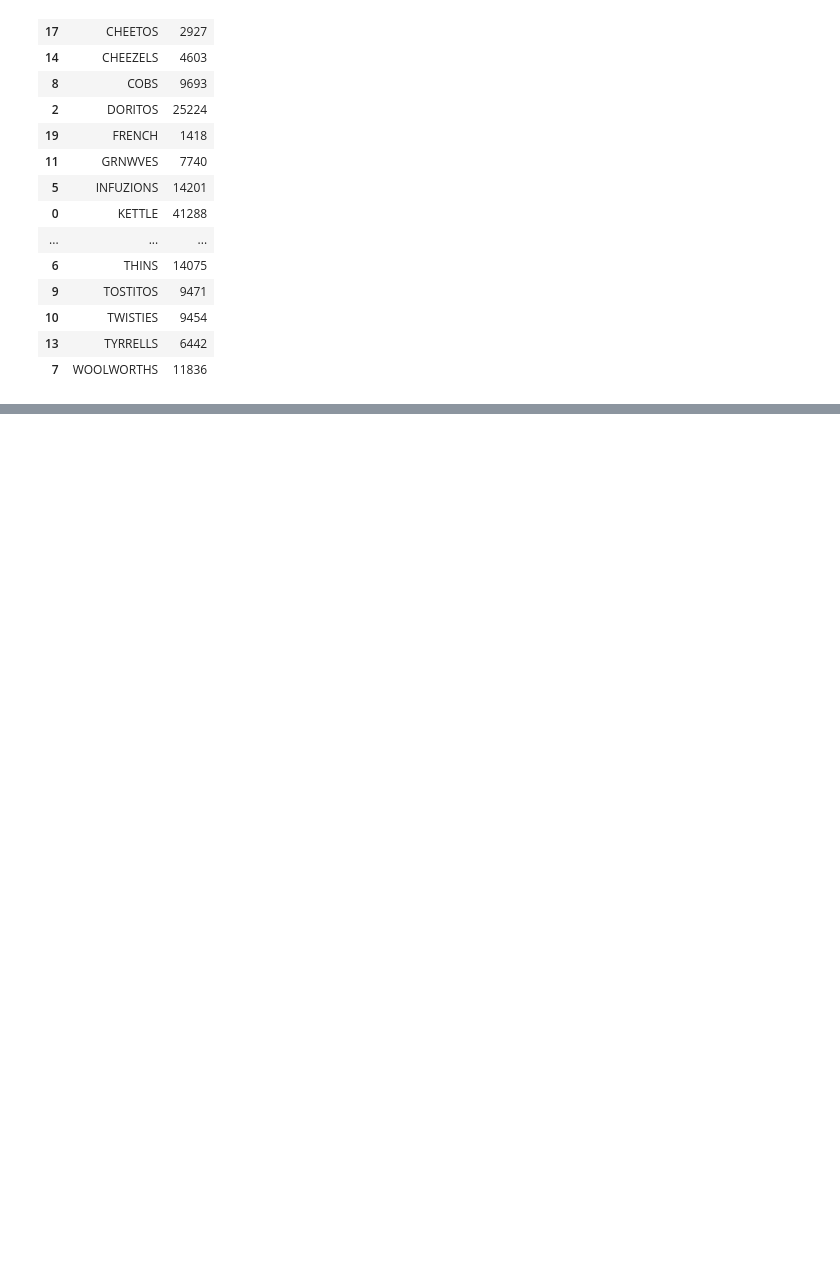
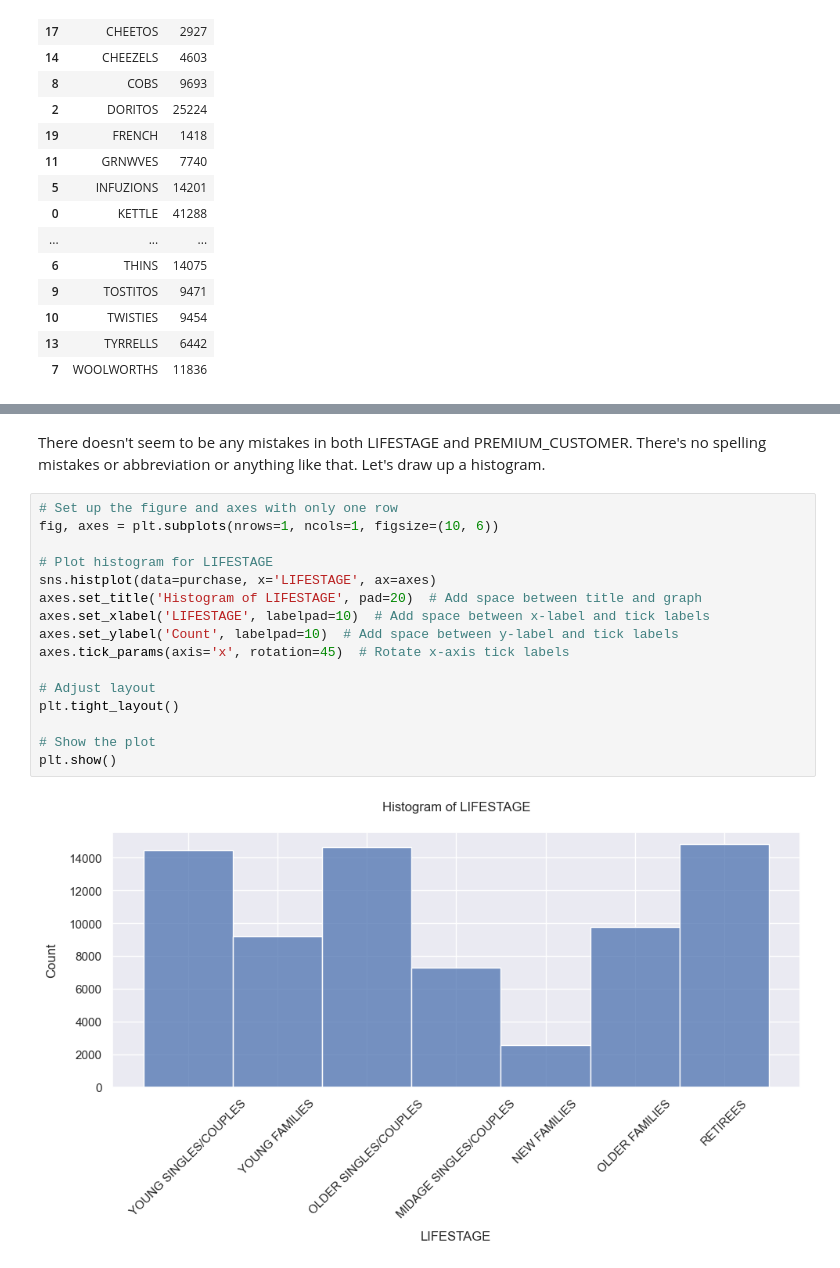
Before and after one commit to Yukitoshi12345/Quantium-Virtual-Internship-Data-Analytics, a Jupyter notebook: Task 1/task1.ipynb, the cells around one changed output, grey strips where cells are left out. Saved outputs shown, nothing was run; the diff lists cells and outputs as text; blank space fills up the shorter version.

Commit message:
completed purchase file

```diff
--- a/Task 1/task1.ipynb
+++ b/Task 1/task1.ipynb
@@ -527,0 +626,20 @@ Text(0.5, 0, 'Transaction')
+# %% [markdown]
+There doesn't seem to be any mistakes in both LIFESTAGE and PREMIUM_CUSTOMER. There's no spelling mistakes or abbreviation or anything like that. Let's draw up a histogram.
+# %%
+# Set up the figure and axes with only one row
+fig, axes = plt.subplots(nrows=1, ncols=1, figsize=(10, 6))
+
+# Plot histogram for LIFESTAGE
+sns.histplot(data=purchase, x='LIFESTAGE', ax=axes)
+axes.set_title('Histogram of LIFESTAGE', pad=20)  # Add space between title and graph
+axes.set_xlabel('LIFESTAGE', labelpad=10)  # Add space between x-label and tick labels
+axes.set_ylabel('Count', labelpad=10)  # Add space between y-label and tick labels
+axes.tick_params(axis='x', rotation=45)  # Rotate x-axis tick labels
+
+# Adjust layout
+plt.tight_layout()
+
+# Show the plot
+plt.show()
+# %% [output]
+[figure, added]
```
Also changed, not shown: parts of 14 cells of this notebook.
